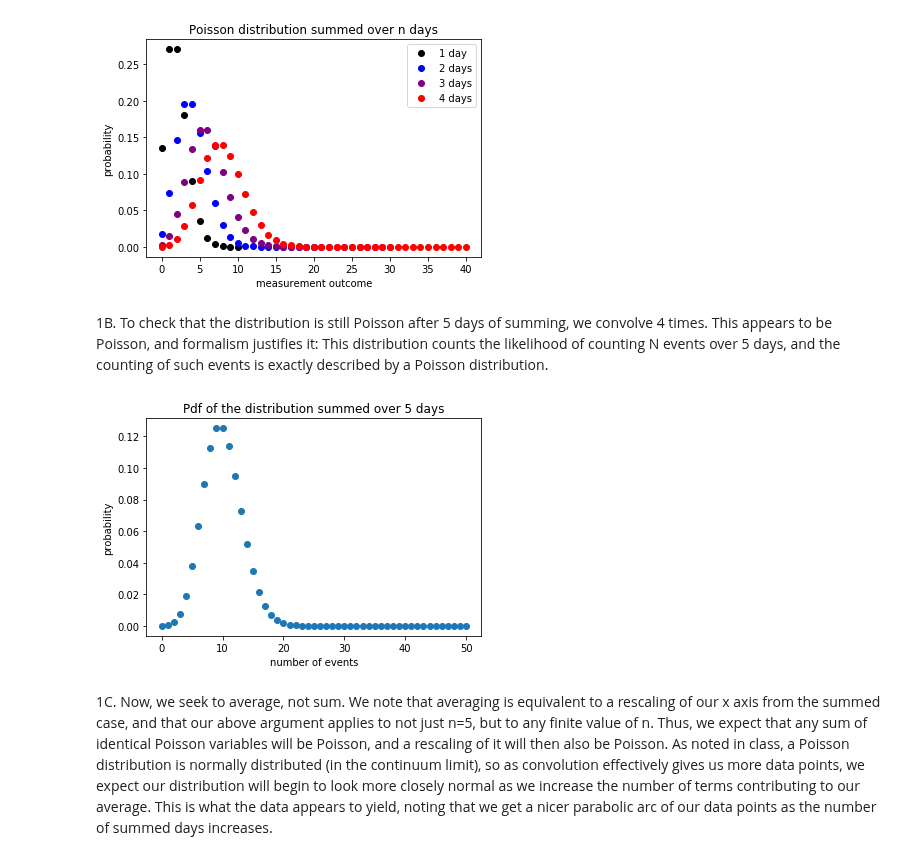
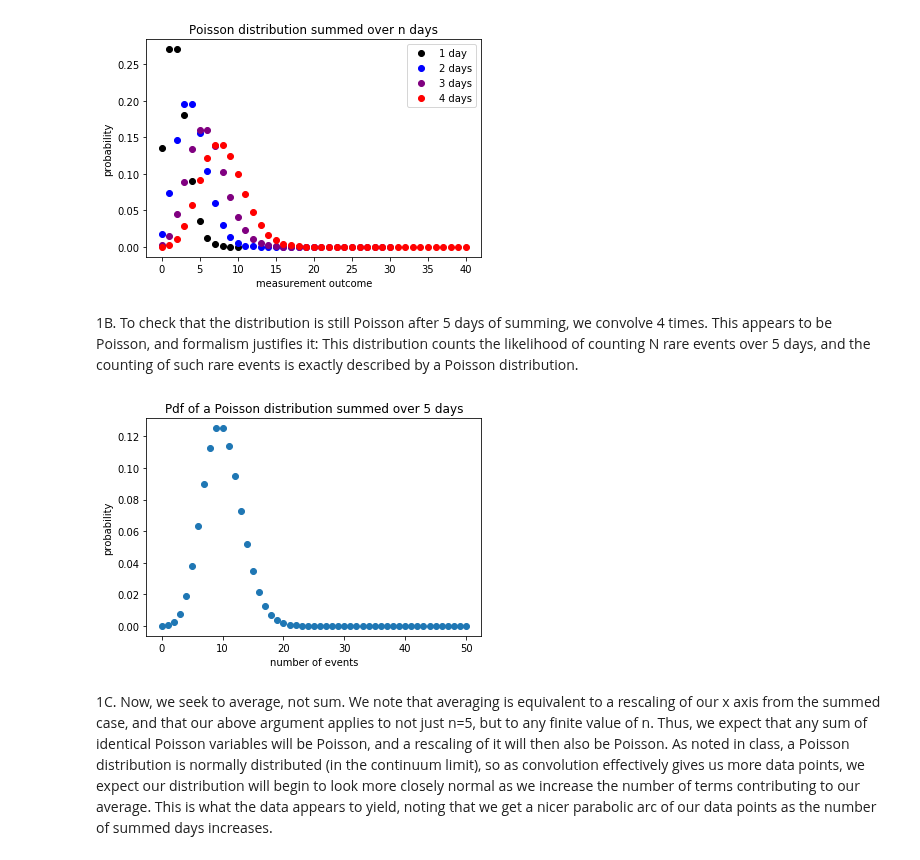
Before and after one commit to sotha-sil/Phys_434, a Jupyter notebook: lab2.ipynb, the cells around one changed output. Cells and saved outputs as stored; diff of their text form; code cells hidden in the pictures.

```diff
--- a/lab2.ipynb
+++ b/lab2.ipynb
@@ -77,17 +33,17 @@ plt.show()
 # %% [output]
 [figure]
 # %% [markdown]
-1B. To check that the distribution is still Poisson after 5 days of summing, we convolve 4 times. This appears to be Poisson, and formalism justifies it: This distribution counts the likelihood of counting N events over 5 days, and the counting of such events is exactly described by a Poisson distribution.
+1B. To check that the distribution is still Poisson after 5 days of summing, we convolve 4 times. This appears to be Poisson, and formalism justifies it: This distribution counts the likelihood of counting N rare events over 5 days, and the counting of such rare events is exactly described by a Poisson distribution.
 # %%
 plt.cla()
 pao = convX(probs, probs, 4)
 plt.plot(np.linspace(0, 50, 51), pao, 'o')
-plt.title("Pdf of the distribution summed over 5 days")
+plt.title("Pdf of a Poisson distribution summed over 5 days")
 plt.xlabel('number of events')
 plt.ylabel('probability')
 plt.show()
 # %% [output]
-[figure, old version]
+[figure, new version]
 # %% [markdown]
 1C. Now, we seek to average, not sum. We note that averaging is equivalent to a rescaling of our x axis from the summed case, and that our above argument applies to not just n=5, but to any finite value of n. Thus, we expect that any sum of identical Poisson variables will be Poisson, and a rescaling of it will then also be Poisson. As noted in class, a Poisson distribution is normally distributed (in the continuum limit), so as convolution effectively gives us more data points, we expect our distribution will begin to look more closely normal as we increase the number of terms contributing to our average. This is what the data appears to yield, noting that we get a nicer parabolic arc of our data points as the number of summed days increases.
 # %%
```
Also changed, not shown: parts of 12 cells of this notebook, 1 other file.
